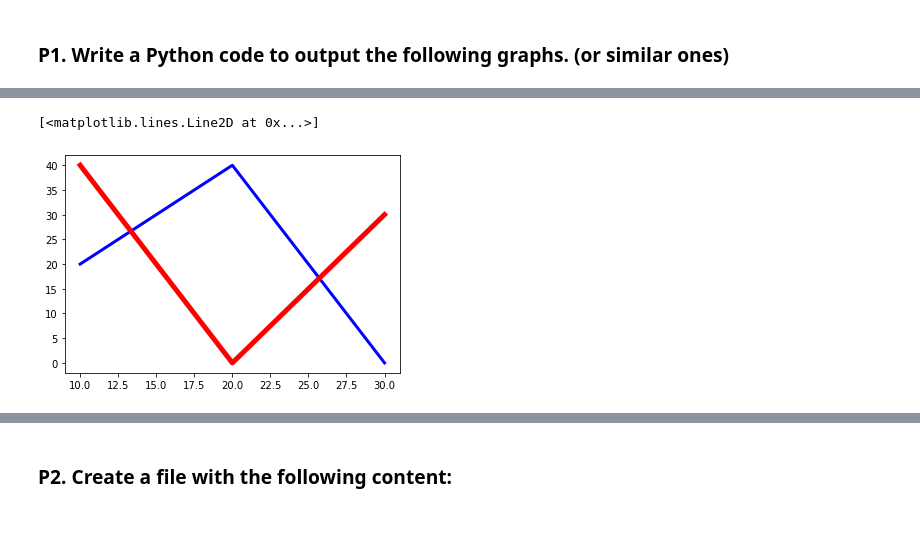
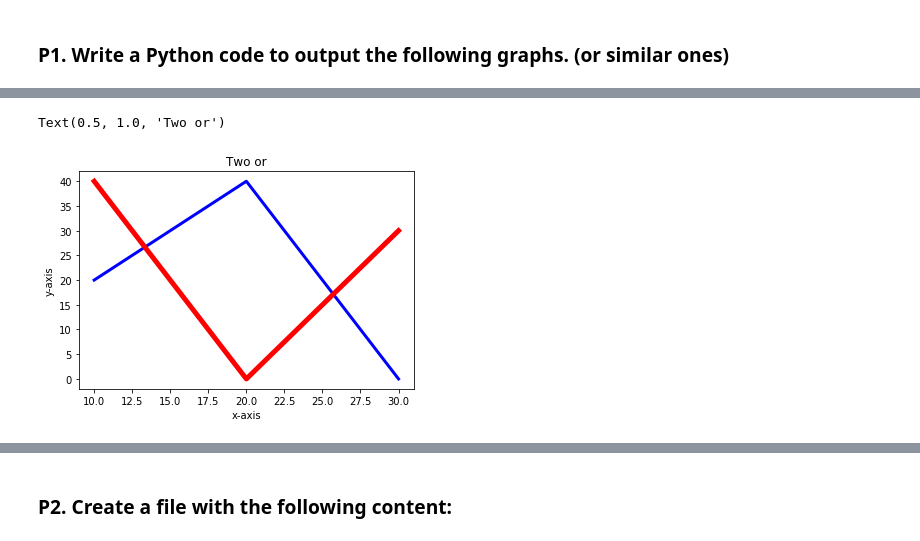
Before and after one commit to KPilosyan/Intro-to-Python, a Jupyter notebook: week7/Matplotlib_practical.ipynb, the cells around one changed output, grey strips where cells are left out. Saved outputs shown, nothing was run; the diff lists cells and outputs as text; code cells hidden in the pictures.

```diff
--- a/week7/Matplotlib_practical.ipynb
+++ b/week7/Matplotlib_practical.ipynb
@@ -48,12 +34,15 @@ p.plot(x,y)
 # %%
 x = [10,20,30]
 y1 = [20,40,0]
 y2 = [40,0,30]
 
 p.plot(x,y1, label="line1-width-3", color="blue", linewidth = 3)
 p.plot(x,y2, label="line2-width-5", color="r", linewidth=5)
+p.xlabel("x-axis")
+p.ylabel("y-axis")
+p.title("Two or")
 # %% [output]
-[<matplotlib.lines.Line2D at 0x...>]
+Text(0.5, 1.0, 'Two or')
-[figure, old version]
+[figure, new version]
 # %% [markdown]
 ![Screen%20Shot%202019-01-05%20at%2011.04.00%20AM.png](attachment:Screen%20Shot%202019-01-05%20at%2011.04.00%20AM.png)
```
Also changed, not shown: parts of 4 cells of this notebook, 1 other file.
